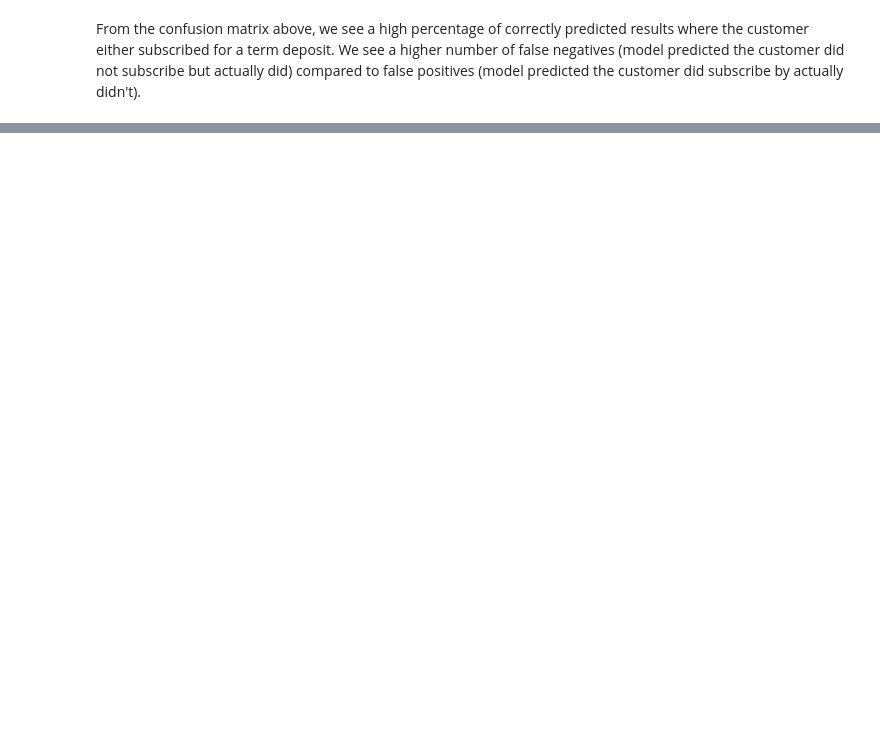
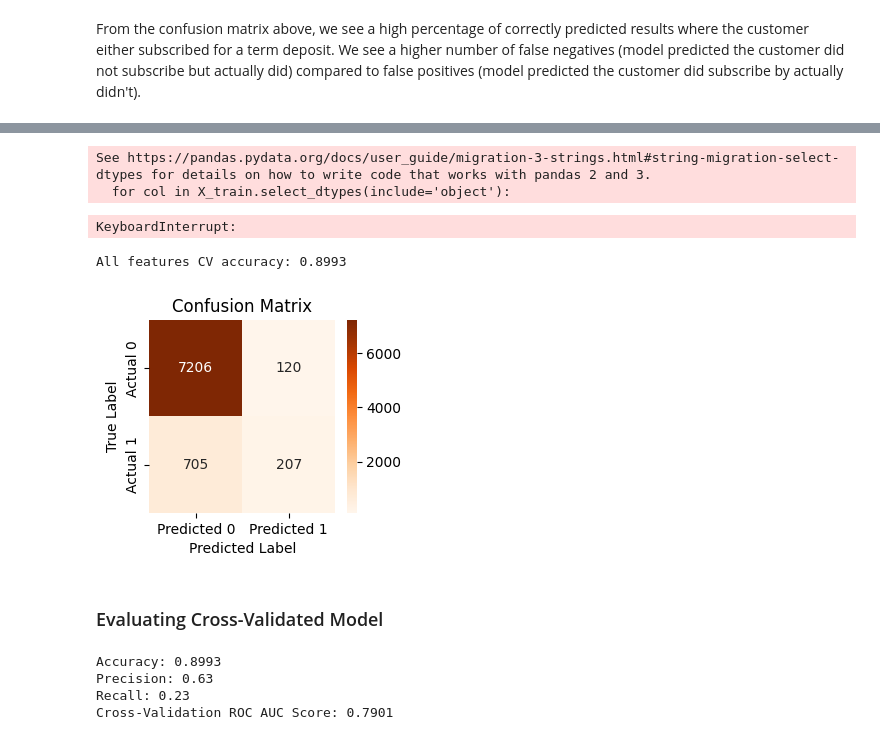
Before and after one commit to AaronVillegas5/uci-bank-marketing-analysis, a Jupyter notebook: bank_marketing_project.ipynb, the cells around one changed output, grey strips where cells are left out. Drawn from its saved outputs; the diff is of its cells as text; code cells hidden in the pictures; blank space fills up the shorter version.

```diff
--- a/bank_marketing_project.ipynb
+++ b/bank_marketing_project.ipynb
@@ -198,0 +236,80 @@ print(coefficients)
+# %%
+from sklearn.model_selection import cross_validate
+accuracy_list = []
+
+
+dummy_map = {}
+for col in X_train.select_dtypes(include='object'):
+    dummies = pd.get_dummies(X_train[[col]], drop_first=True)
+    dummy_map[col] = dummies
+
+# Add numeric columns as themselves
+for col in X_train.select_dtypes(exclude='object'):
+    dummy_map[col] = X_train[[col]]
+count = 0
+for triple in random_tuples:
+    # Select only the related dummy columns in this triple
+    dfs = [dummy_map[col] for col in triple]
+    X_triple_encoded = pd.concat(dfs, axis=1)
+    # Cross-validation
+    cv_results = cross_validate(model, X_triple_encoded, y_train, cv=5, scoring="accuracy", n_jobs=-1)
+    cv_accuracy = cv_results["test_score"].mean()
+
+    accuracy_list.append((tuple(triple), cv_accuracy))
+    random_tuples = list(random_tuples)
+# %% [output]
+See https://pandas.pydata.org/docs/user_guide/migration-3-strings.html#string-migration-select-dtypes for details on how to write code that works with pandas 2 and 3.
+  for col in X_train.select_dtypes(include='object'):
+KeyboardInterrupt:
+# %%
+from sklearn.model_selection import cross_validate
+
+accuracy_list = []
+y = y.replace({"yes": 1, "no": 0})
+X_train, X_test, y_train, y_test = train_test_split(X_orig, y, test_size = 0.2, random_state = 3)
+# Convert all categorical variables to dummies once
+X_train_encoded = pd.get_dummies(X_train, drop_first=True)
+
+# Cross-validation on all features
+cv_results = cross_validate(model, X_train_encoded, y_train, cv=10, scoring="accuracy", n_jobs=-1)
+cv_accuracy = cv_results["test_score"].mean()
+
+accuracy_list.append(("all_features", cv_accuracy))
+print(f"All features CV accuracy: {cv_accuracy:.4f}")
+# %% [output]
+All features CV accuracy: 0.8993
+# %%
+from sklearn.model_selection import cross_val_predict
+X_test_encoded = pd.get_dummies(X_test, drop_first=True)
+y_pred_cv = cross_val_predict(model, X_test_encoded, y_test, cv=5)
+confusion = confusion_matrix(y_test, y_pred_cv)
+# %%
+plt.figure(figsize=(3,2.5))
+sns.heatmap(confusion,
+            annot=True,
+            fmt="d",
+            cmap="Oranges",
+            xticklabels=["Predicted 0", "Predicted 1"],
+            yticklabels=["Actual 0", "Actual 1"])
+
+plt.xlabel("Predicted Label")
+plt.ylabel("True Label")
+plt.title("Confusion Matrix")
+plt.show()
+# %% [output]
+[figure, added]
+# %% [markdown]
+### Evaluating Cross-Validated Model
+# %%
+print(f"Accuracy: {cv_accuracy:.4f}")
+precision = confusion[1,1] / (confusion[0,1] + confusion[1,1]) if (confusion[0,1] + confusion[1,1]) > 0 else 0
+print(f'Precision: {precision:.2f}')
+recall = confusion[1,1] / (confusion[1,0] + confusion[1,1]) if (confusion[1,0] + confusion[1,1]) > 0 else 0
+print(f'Recall: {recall:.2f}')
+y_prob = model.predict_proba(X_test_scaled)[:,1]
+print(f"ROC AUC Score: {roc_auc_score(y_test, y_prob):.4f}")
+# %% [output]
+Accuracy: 0.8993
+Precision: 0.63
+Recall: 0.23
+Cross-Validation ROC AUC Score: 0.7901
```
Also changed, not shown: parts of 20 cells of this notebook, 2 other files.
